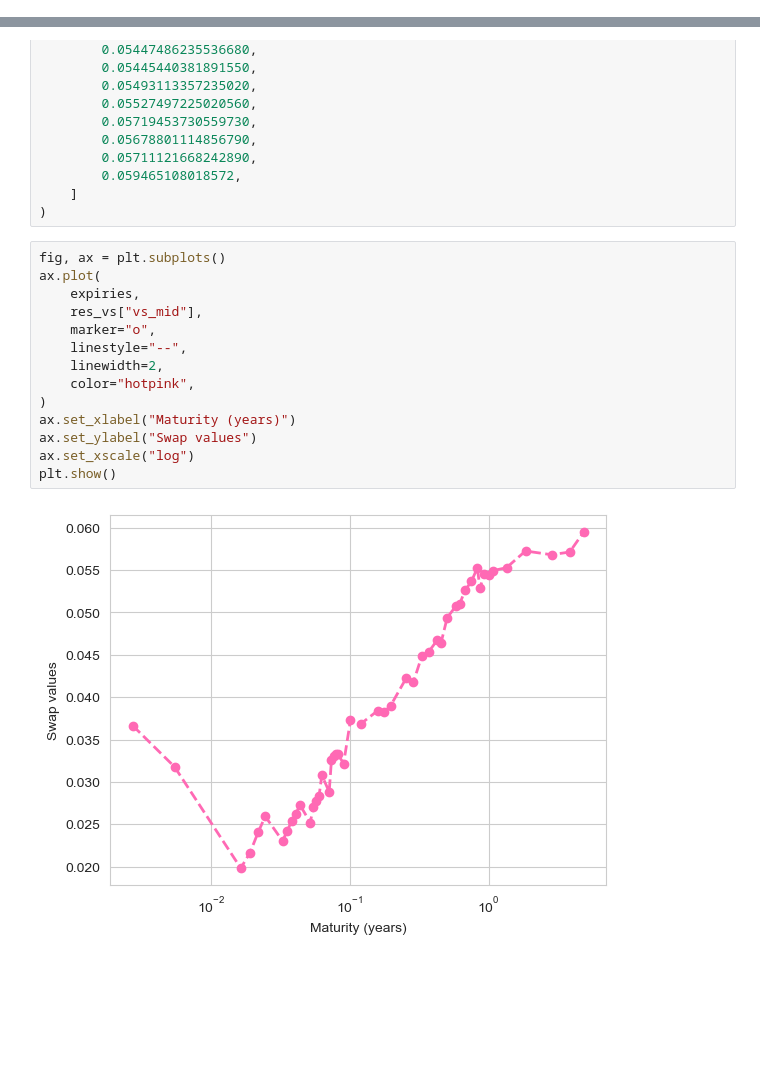
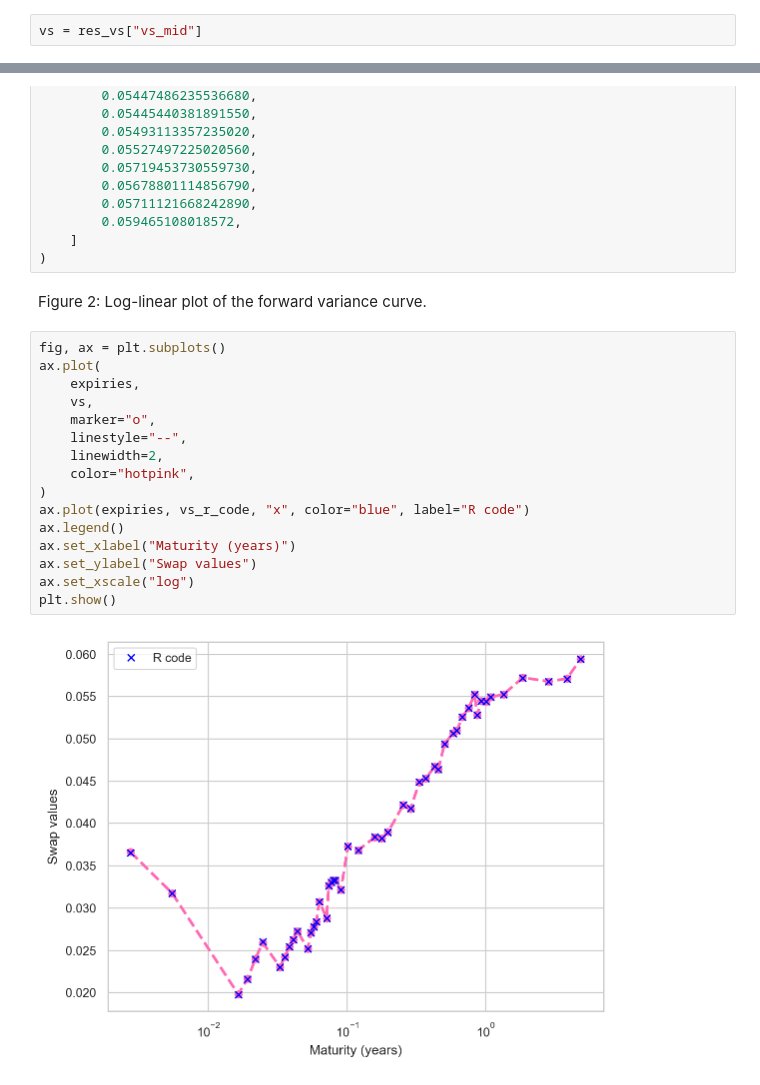
Before and after one commit to jgatheral/QuadraticRoughHeston, a Jupyter notebook: Python/forward_variance_curve_construction.ipynb, the cells around one changed output, grey strips where cells are left out. Saved outputs shown, nothing was run; the diff lists cells and outputs as text; blank space fills up the shorter version.

```diff
--- a/Python/forward_variance_curve_construction.ipynb
+++ b/Python/forward_variance_curve_construction.ipynb
@@ -75,6 +44,8 @@ res_vs = var_swap_robust(ivol_data=df_spx)
   local difficulty can be determined (singularity, discontinuity) one will
   probably gain from splitting up the interval and calling the integrator
   on the subranges.  Perhaps a special-purpose integrator should be used.
+# %%
+vs = res_vs["vs_mid"]
 # %%
 vs_r_code = np.array(
     [
@@ -128,19 +99,23 @@ vs_r_code = np.array(
         0.059465108018572,
     ]
 )
+# %% [markdown]
+Figure 2: Log-linear plot of the forward variance curve.
 # %%
 fig, ax = plt.subplots()
 ax.plot(
     expiries,
-    res_vs["vs_mid"],
+    vs,
     marker="o",
     linestyle="--",
     linewidth=2,
     color="hotpink",
 )
+ax.plot(expiries, vs_r_code, "x", color="blue", label="R code")
+ax.legend()
 ax.set_xlabel("Maturity (years)")
 ax.set_ylabel("Swap values")
 ax.set_xscale("log")
 plt.show()
 # %% [output]
-[figure, old version]
+[figure, new version]
```
Also changed, not shown: parts of 10 cells of this notebook, 2 other files.
